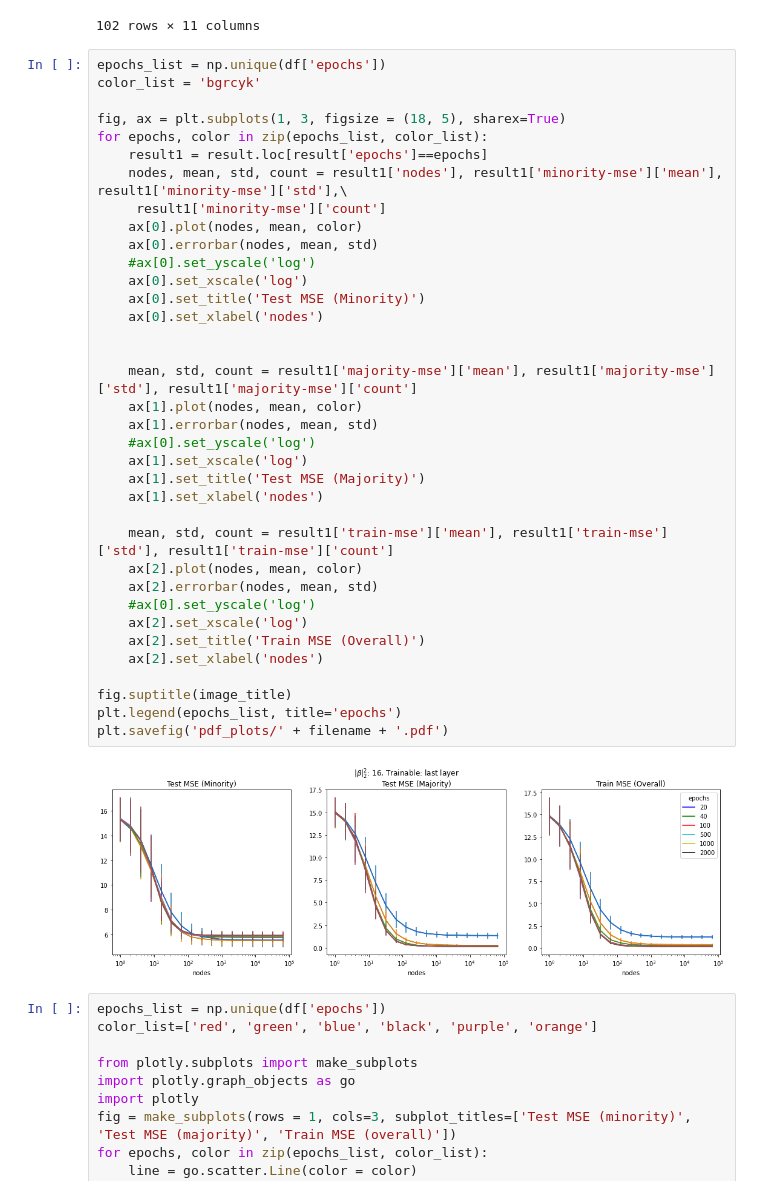
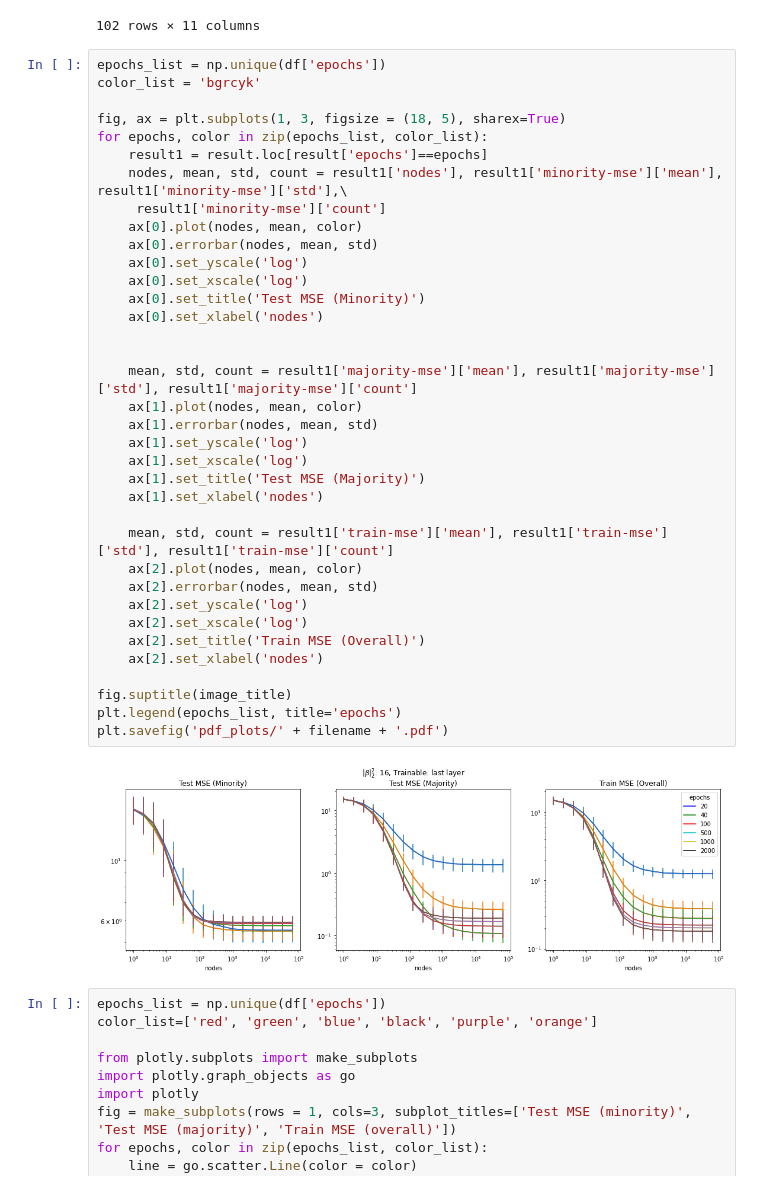
Before and after one commit to smaityumich/overparameterized-group-fairness, a Jupyter notebook: plots.ipynb, the cells around one changed output. Cells and saved outputs as stored; diff of their text form.

```diff
--- a/plots.ipynb
+++ b/plots.ipynb
@@ -61,37 +61,37 @@ color_list = 'bgrcyk'
 fig, ax = plt.subplots(1, 3, figsize = (18, 5), sharex=True)
 for epochs, color in zip(epochs_list, color_list):
     result1 = result.loc[result['epochs']==epochs]
     nodes, mean, std, count = result1['nodes'], result1['minority-mse']['mean'], result1['minority-mse']['std'],\
      result1['minority-mse']['count']
     ax[0].plot(nodes, mean, color)
     ax[0].errorbar(nodes, mean, std)
-    #ax[0].set_yscale('log')
+    ax[0].set_yscale('log')
     ax[0].set_xscale('log')
     ax[0].set_title('Test MSE (Minority)')
     ax[0].set_xlabel('nodes')
 
 
     mean, std, count = result1['majority-mse']['mean'], result1['majority-mse']['std'], result1['majority-mse']['count']
     ax[1].plot(nodes, mean, color)
     ax[1].errorbar(nodes, mean, std)
-    #ax[0].set_yscale('log')
+    ax[1].set_yscale('log')
     ax[1].set_xscale('log')
     ax[1].set_title('Test MSE (Majority)')
     ax[1].set_xlabel('nodes')
 
     mean, std, count = result1['train-mse']['mean'], result1['train-mse']['std'], result1['train-mse']['count']
     ax[2].plot(nodes, mean, color)
     ax[2].errorbar(nodes, mean, std)
-    #ax[0].set_yscale('log')
+    ax[2].set_yscale('log')
     ax[2].set_xscale('log')
     ax[2].set_title('Train MSE (Overall)')
     ax[2].set_xlabel('nodes')
 
 fig.suptitle(image_title)
 plt.legend(epochs_list, title='epochs')
 plt.savefig('pdf_plots/' + filename + '.pdf')
 # %% [output]
-[figure, old version]
+[figure, new version]
 # %%
 epochs_list = np.unique(df['epochs'])
 color_list=['red', 'green', 'blue', 'black', 'purple', 'orange']
```
Also changed, not shown: parts of 5 cells of this notebook, 3 other files.
